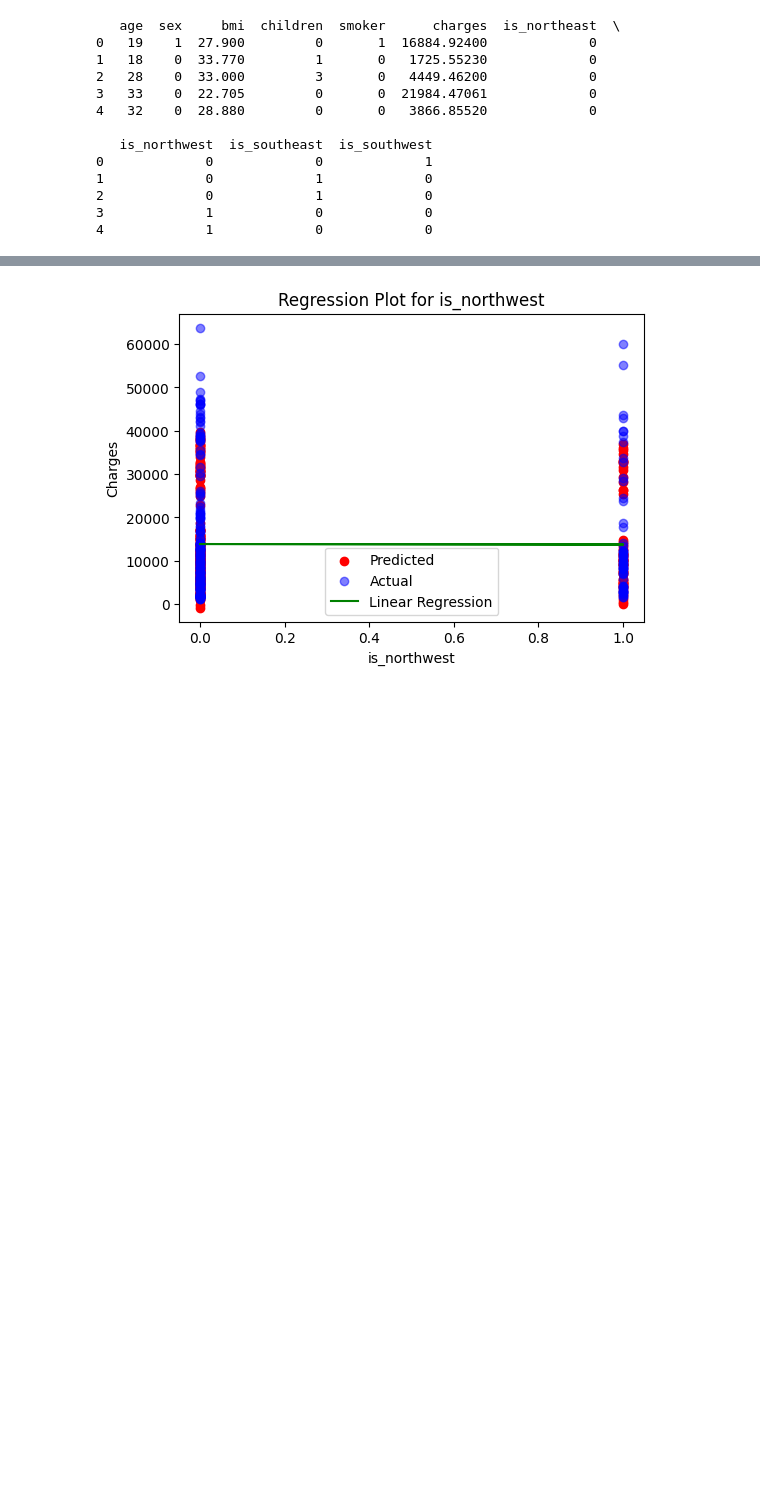
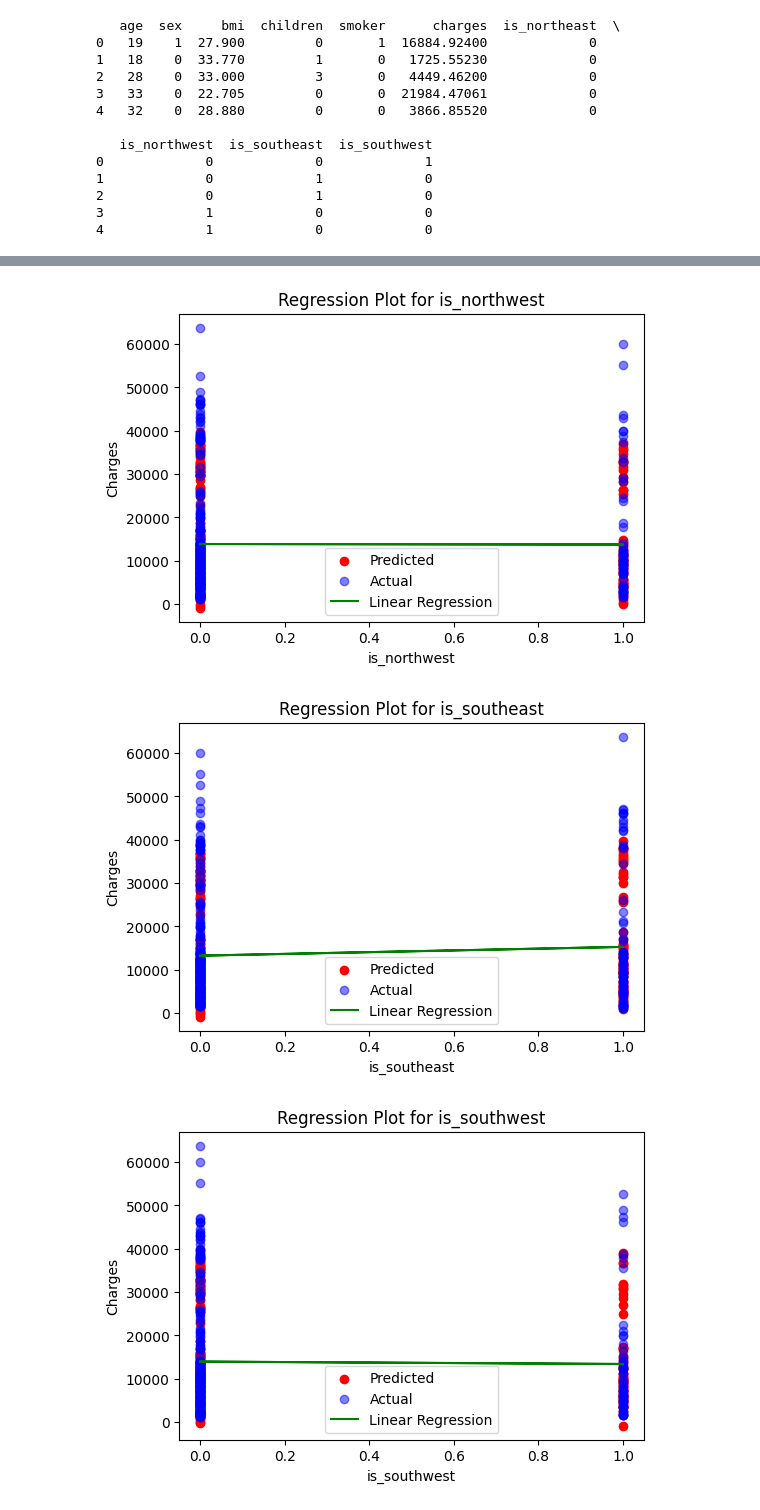
Before and after one commit to AntoineMLD/AssurePeopleUsa, a Jupyter notebook: modelisation.ipynb, the cells around one changed output, grey strips where cells are left out. Cells and saved outputs as stored; diff of their text form; code cells hidden in the pictures; blank space fills up the shorter version.

```diff
--- a/modelisation.ipynb
+++ b/modelisation.ipynb
@@ -149,37 +143,39 @@ from sklearn.linear_model import LinearRegression
 regression = LinearRegression()
 
 # Parcourir chaque colonne de X
-for col in X_df.columns:
+for col in X_test.columns:
     # Créer une figure et un axe pour chaque colonne
     fig, ax = plt.subplots(figsize=(6, 4))
 
     # Fit de la régression linéaire sur la colonne actuelle et les valeurs prédites
-    regression.fit(X_df[[col]], y_pred)
+    regression.fit(X_test[[col]], y_pred)
 
     # Tracer les valeurs prédites en fonction de la colonne actuelle
-    ax.scatter(X_df[col], y_pred, color='red', label='Predicted')
+    ax.scatter(X_test[col], y_pred, color='red', label='Predicted')
 
     # Tracer les valeurs réelles en fonction de la colonne actuelle
-    ax.scatter(X_df[col], y_test, color='blue', alpha=0.5, label='Actual')
+    ax.scatter(X_test[col], y_test, color='blue', alpha=0.5, label='Actual')
 
     # Tracer la ligne de régression linéaire pour la colonne actuelle
-    ax.plot(X_df[col], regression.predict(X_df[[col]]), color='green', label='Linear Regression')
+    ax.plot(X_test[col], regression.predict(X_test[[col]]), color='green', label='Linear Regression')
 
     # Ajouter des étiquettes et une légende pour la colonne actuelle
     ax.set_xlabel(col)
     ax.set_ylabel('Charges')
     ax.legend()
 
     # Afficher le titre basé sur la colonne
     ax.set_title(f'Regression Plot for {col}')
 
     # Afficher le graphique pour la colonne actuelle
     plt.show()
 # %% [output]
 [figure]
 [figure]
 [figure]
 [figure]
 [figure]
 [figure]
 [figure]
+[figure, added]
+[figure, added]
```
Also changed, not shown: parts of 2 cells of this notebook.
